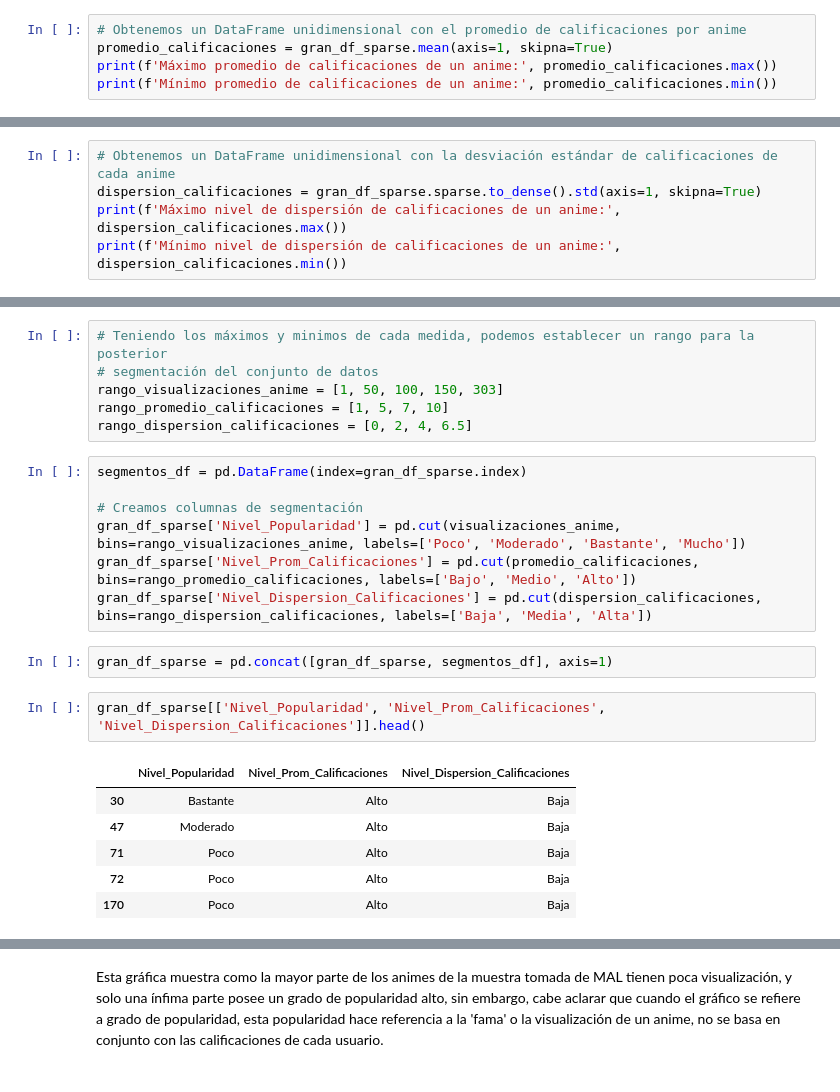
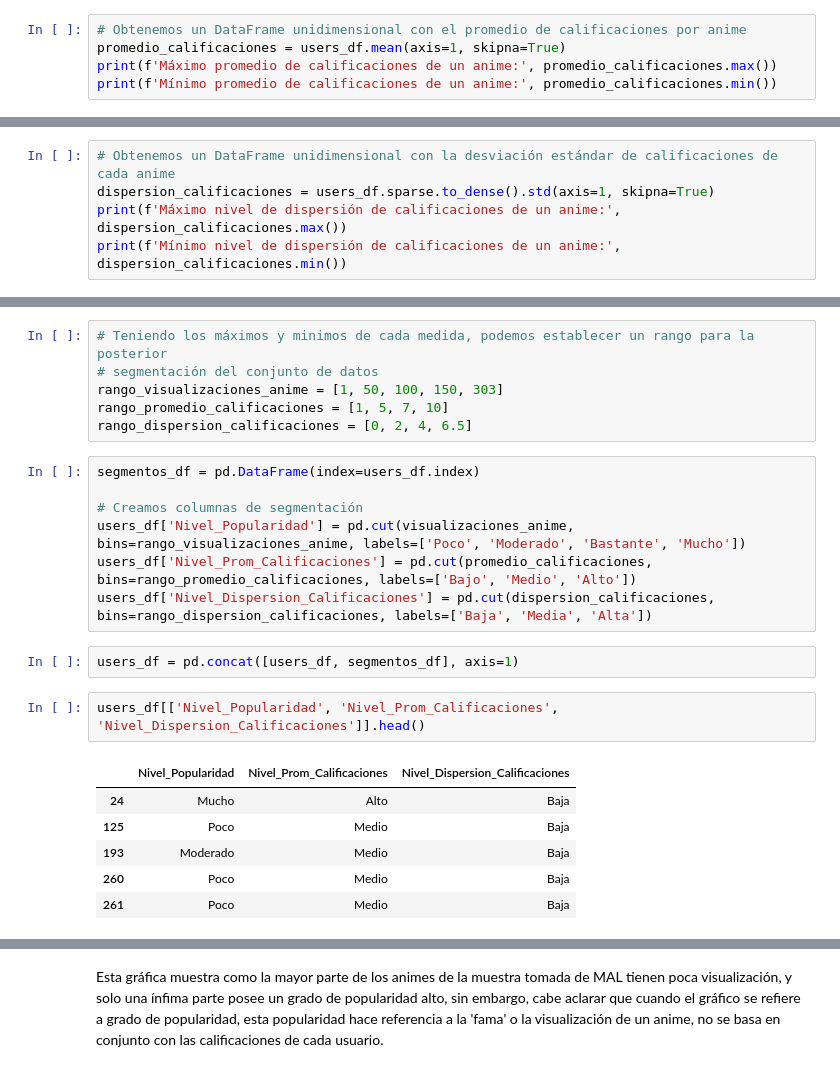
Before and after one commit to VAMarques/Proyecto-Grupo-12, a Jupyter notebook: demo Mativ/usuarios_explotarorio.ipynb, the cells around one changed output, grey strips where cells are left out. Drawn from its saved outputs; the diff is of its cells as text.

```diff
--- a/demo Mativ/usuarios_explotarorio.ipynb
+++ b/demo Mativ/usuarios_explotarorio.ipynb
@@ -63,7 +63,7 @@ Máximas visualizaciones de un anime: 303
 Mínimas visualizaciones de un anime: 1
 # %%
 # Obtenemos un DataFrame unidimensional con el promedio de calificaciones por anime
-promedio_calificaciones = gran_df_sparse.mean(axis=1, skipna=True)
+promedio_calificaciones = users_df.mean(axis=1, skipna=True)
 print(f'Máximo promedio de calificaciones de un anime:', promedio_calificaciones.max())
 print(f'Mínimo promedio de calificaciones de un anime:', promedio_calificaciones.min())
 # %% [output]
@@ -71,7 +71,7 @@ Máximo promedio de calificaciones de un anime: 10.0
 Mínimo promedio de calificaciones de un anime: 1.0
 # %%
 # Obtenemos un DataFrame unidimensional con la desviación estándar de calificaciones de cada anime
-dispersion_calificaciones = gran_df_sparse.sparse.to_dense().std(axis=1, skipna=True)
+dispersion_calificaciones = users_df.sparse.to_dense().std(axis=1, skipna=True)
 print(f'Máximo nivel de dispersión de calificaciones de un anime:', dispersion_calificaciones.max())
 print(f'Mínimo nivel de dispersión de calificaciones de un anime:', dispersion_calificaciones.min())
 # %% [output]
@@ -84,23 +84,23 @@ rango_visualizaciones_anime = [1, 50, 100, 150, 303]
 rango_promedio_calificaciones = [1, 5, 7, 10]
 rango_dispersion_calificaciones = [0, 2, 4, 6.5]
 # %%
-segmentos_df = pd.DataFrame(index=gran_df_sparse.index)
+segmentos_df = pd.DataFrame(index=users_df.index)
 
 # Creamos columnas de segmentación
-gran_df_sparse['Nivel_Popularidad'] = pd.cut(visualizaciones_anime, bins=rango_visualizaciones_anime, labels=['Poco', 'Moderado', 'Bastante', 'Mucho'])
-gran_df_sparse['Nivel_Prom_Calificaciones'] = pd.cut(promedio_calificaciones, bins=rango_promedio_calificaciones, labels=['Bajo', 'Medio', 'Alto'])
-gran_df_sparse['Nivel_Dispersion_Calificaciones'] = pd.cut(dispersion_calificaciones, bins=rango_dispersion_calificaciones, labels=['Baja', 'Media', 'Alta'])
+users_df['Nivel_Popularidad'] = pd.cut(visualizaciones_anime, bins=rango_visualizaciones_anime, labels=['Poco', 'Moderado', 'Bastante', 'Mucho'])
+users_df['Nivel_Prom_Calificaciones'] = pd.cut(promedio_calificaciones, bins=rango_promedio_calificaciones, labels=['Bajo', 'Medio', 'Alto'])
+users_df['Nivel_Dispersion_Calificaciones'] = pd.cut(dispersion_calificaciones, bins=rango_dispersion_calificaciones, labels=['Baja', 'Media', 'Alta'])
 # %%
-gran_df_sparse = pd.concat([gran_df_sparse, segmentos_df], axis=1)
+users_df = pd.concat([users_df, segmentos_df], axis=1)
 # %%
-gran_df_sparse[['Nivel_Popularidad', 'Nivel_Prom_Calificaciones', 'Nivel_Dispersion_Calificaciones']].head()
+users_df[['Nivel_Popularidad', 'Nivel_Prom_Calificaciones', 'Nivel_Dispersion_Calificaciones']].head()
 # %% [output]
 |  | Nivel_Popularidad | Nivel_Prom_Calificaciones | Nivel_Dispersion_Calificaciones |
-| 30 | Bastante | Alto | Baja |
-| 47 | Moderado | Alto | Baja |
-| 71 | Poco | Alto | Baja |
-| 72 | Poco | Alto | Baja |
-| 170 | Poco | Alto | Baja |
+| 24 | Mucho | Alto | Baja |
+| 125 | Poco | Medio | Baja |
+| 193 | Moderado | Medio | Baja |
+| 260 | Poco | Medio | Baja |
+| 261 | Poco | Medio | Baja |
 # %%
 # Gráfico de barras para clasificar los animes en base a su popularidad
 plt.figure(figsize=(10, 6))
```
Also changed, not shown: parts of 6 cells of this notebook.
